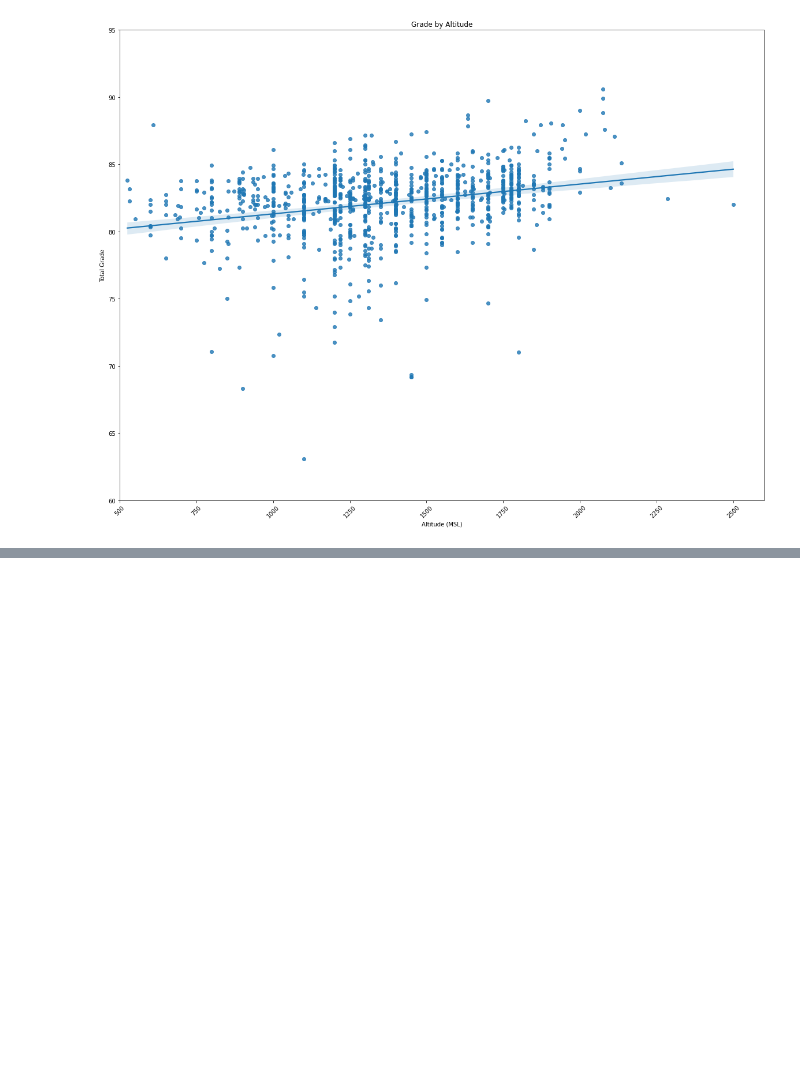
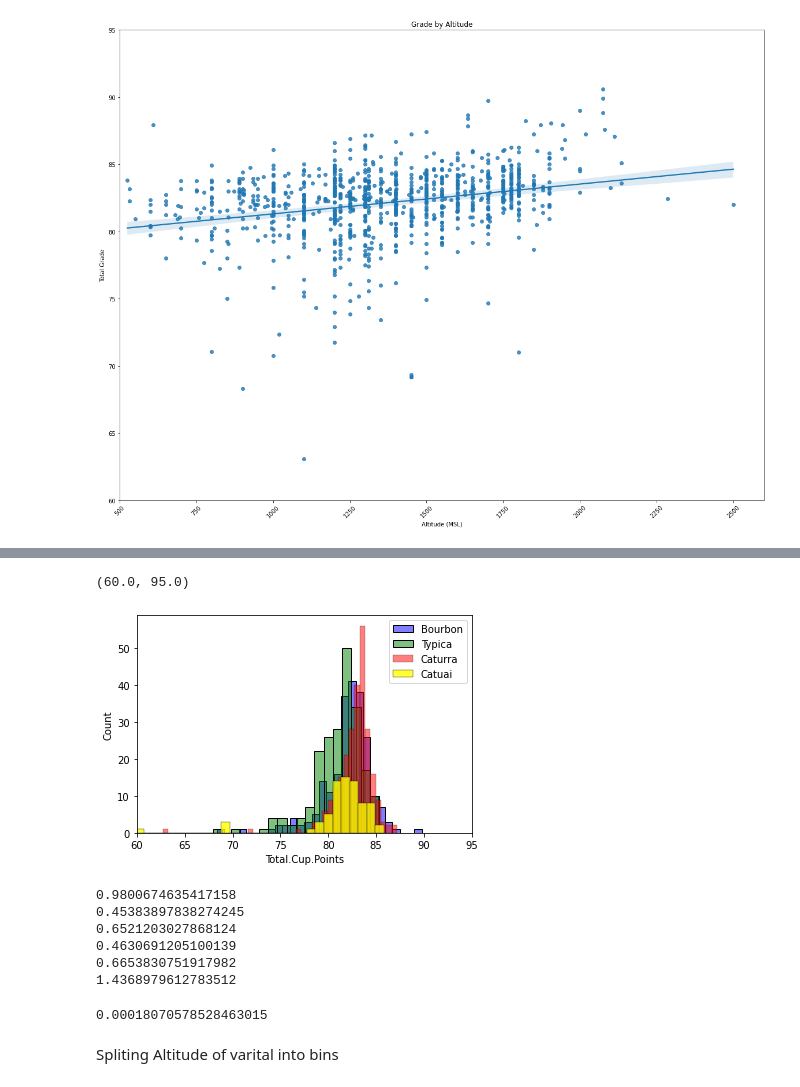
Before and after one commit to gobr2005/codecademy, a Jupyter notebook: Final Project/arabica_coffee.ipynb, the cells around one changed output, grey strips where cells are left out. Drawn from its saved outputs; the diff is of its cells as text; code cells hidden in the pictures; blank space fills up the shorter version.

```diff
--- a/Final Project/arabica_coffee.ipynb
+++ b/Final Project/arabica_coffee.ipynb
@@ -153,0 +202,42 @@ plt.savefig('grade_by_altitude.png')
+# %%
+bourbon_cup_score = grade_variety['Total.Cup.Points'][grade_variety.Variety == 'Bourbon']
+typica_cup_score = grade_variety['Total.Cup.Points'][grade_variety.Variety == 'Typica']
+caturra_cup_score = grade_variety['Total.Cup.Points'][grade_variety.Variety == 'Caturra']
+catuai_cup_score = grade_variety['Total.Cup.Points'][grade_variety.Variety == 'Catuai']
+# %%
+sns.histplot(bourbon_cup_score,color='blue', alpha=.5, label='Bourbon')
+sns.histplot(typica_cup_score,color='green', alpha=.5, label='Typica')
+sns.histplot(caturra_cup_score,color='red', alpha=.5, label='Caturra')
+sns.histplot(catuai_cup_score,color='yellow', alpha=.8, label='Catuai')
+plt.legend()
+plt.xlim(60, 95)
+# %% [output]
+(60.0, 95.0)
+[figure, added]
+# %%
+ratio_1 = np.std(bourbon_cup_score)/np.std(typica_cup_score)
+ratio_2 = np.std(bourbon_cup_score)/np.std(caturra_cup_score)
+ratio_3 = np.std(bourbon_cup_score)/np.std(catuai_cup_score)
+ratio_4 = np.std(typica_cup_score)/np.std(caturra_cup_score)
+ratio_5 = np.std(typica_cup_score)/np.std(catuai_cup_score)
+ratio_6 = np.std(caturra_cup_score)/np.std(catuai_cup_score)
+print(ratio_1)
+print(ratio_2)
+print(ratio_3)
+print(ratio_4)
+print(ratio_5)
+print(ratio_6)
+# %% [output]
+0.9800674635417158
+0.45383897838274245
+0.6521203027868124
+0.4630691205100139
+0.6653830751917982
+1.4368979612783512
+# %%
+fstat, pval = f_oneway(bourbon_cup_score, typica_cup_score)
+print(pval)
+# %% [output]
+0.00018070578528463015
+# %% [markdown]
+Spliting Altitude of varital into bins
```
Also changed, not shown: parts of 10 cells of this notebook, 2 other files.
